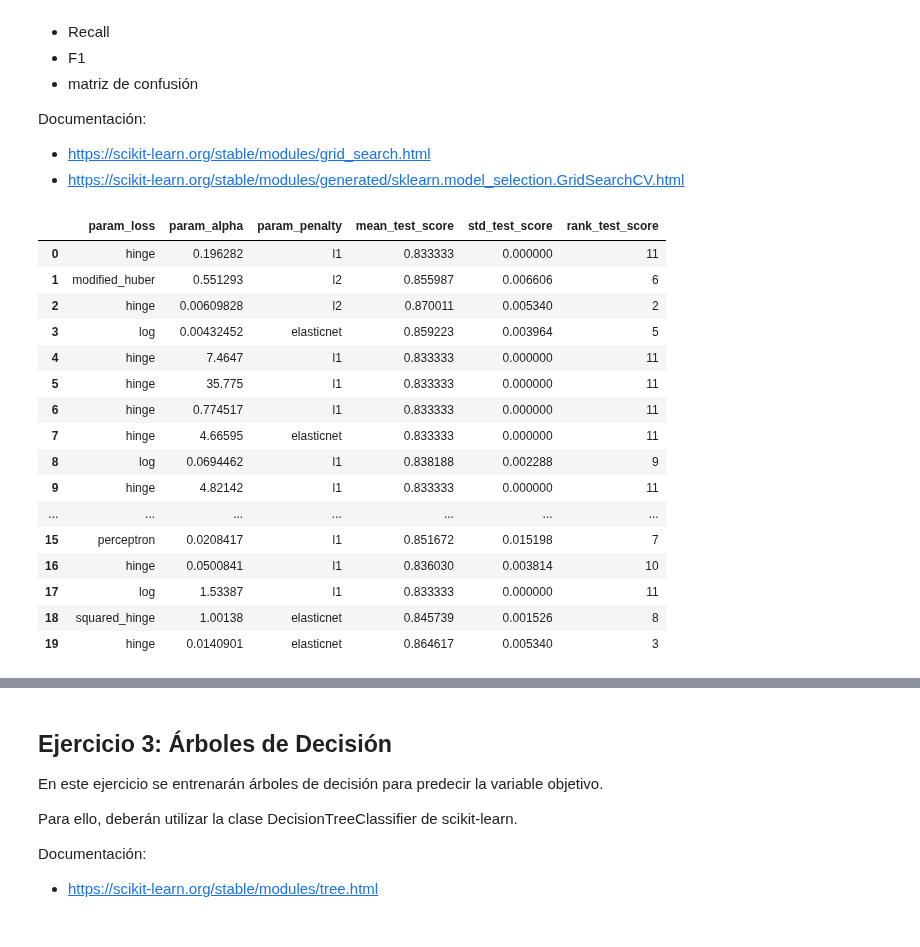
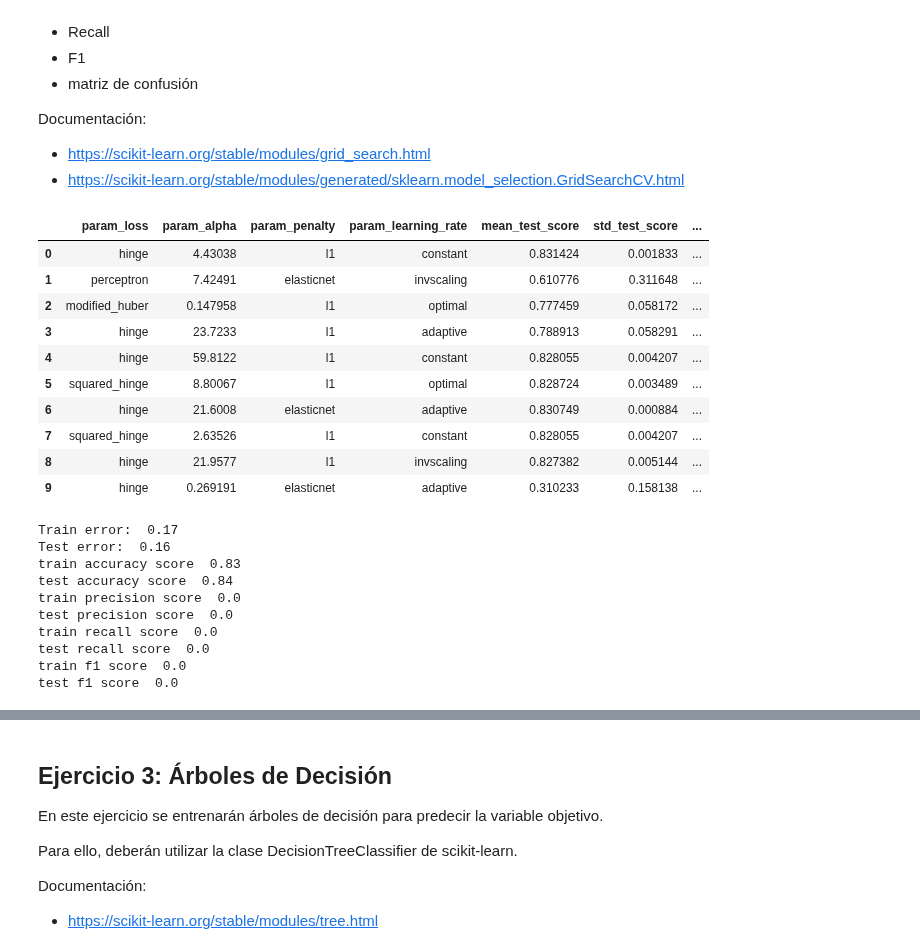
Before and after one commit to eliasexequiel/diplodatos, a Jupyter notebook: 03_introduccion_aprendizaje_automatico/lab_2_wolfmann.ipynb, the cells around one changed output, grey strips where cells are left out. Drawn from its saved outputs; the diff is of its cells as text; code cells hidden in the pictures.

```diff
--- a/03_introduccion_aprendizaje_automatico/lab_2_wolfmann.ipynb
+++ b/03_introduccion_aprendizaje_automatico/lab_2_wolfmann.ipynb
@@ -223,37 +212,64 @@ Documentación:
 # %%
 param_grid = {
     'loss': [ 'hinge', 'log', 'modified_huber', 'squared_hinge', 'perceptron'],
-    #'learning_rate': ['optimal','constant','invscaling','adaptive']
-    'alpha':loguniform(1e-4, 1e2),
+    'learning_rate': ['optimal','constant','invscaling','adaptive'],
+    'alpha':loguniform(1e-1, 1e2),
     'penalty':['l2', 'l1', 'elasticnet']
 }
 # %%
 #tengo que escalar por separado
 scaler=StandardScaler()
 scaler.fit_transform(X)
-model = SGDClassifier(random_state=123)
+model = SGDClassifier(random_state=0,eta0=1)
 
-cv = RandomizedSearchCV(model, param_grid, n_iter=20, cv=3, random_state=0)
-cv.fit(X, y);#aca no deberia ir X_train e y_train?
+cv = RandomizedSearchCV(model, param_grid, n_iter=10, cv=3, random_state=0)
+cv.fit(X_train, y_train);#aca no deberia ir X_train e y_train?
 # %%
 results = cv.cv_results_
 df = pd.DataFrame(results)
-df[['param_loss', 'param_alpha','param_penalty', 'mean_test_score', 'std_test_score', 'rank_test_score']]
+df[['param_loss', 'param_alpha','param_penalty','param_learning_rate', 'mean_test_score',
+    'std_test_score', 'rank_test_score']]
 # %% [output]
-|  | param_loss | param_alpha | param_penalty | mean_test_score | std_test_score | rank_test_score |
-| 0 | hinge | 0.196282 | l1 | 0.833333 | 0.000000 | 11 |
-| 1 | modified_huber | 0.551293 | l2 | 0.855987 | 0.006606 | 6 |
-| 2 | hinge | 0.00609828 | l2 | 0.870011 | 0.005340 | 2 |
-| 3 | log | 0.00432452 | elasticnet | 0.859223 | 0.003964 | 5 |
-| 4 | hinge | 7.4647 | l1 | 0.833333 | 0.000000 | 11 |
-| 5 | hinge | 35.775 | l1 | 0.833333 | 0.000000 | 11 |
-| 6 | hinge | 0.774517 | l1 | 0.833333 | 0.000000 | 11 |
-| 7 | hinge | 4.66595 | elasticnet | 0.833333 | 0.000000 | 11 |
-| 8 | log | 0.0694462 | l1 | 0.838188 | 0.002288 | 9 |
-| 9 | hinge | 4.82142 | l1 | 0.833333 | 0.000000 | 11 |
-| ... | ... | ... | ... | ... | ... | ... |
-| 15 | perceptron | 0.0208417 | l1 | 0.851672 | 0.015198 | 7 |
-| 16 | hinge | 0.0500841 | l1 | 0.836030 | 0.003814 | 10 |
-| 17 | log | 1.53387 | l1 | 0.833333 | 0.000000 | 11 |
-| 18 | squared_hinge | 1.00138 | elasticnet | 0.845739 | 0.001526 | 8 |
-| 19 | hinge | 0.0140901 | elasticnet | 0.864617 | 0.005340 | 3 |
+|  | param_loss | param_alpha | param_penalty | param_learning_rate | mean_test_score | std_test_score | ... |
+| 0 | hinge | 4.43038 | l1 | constant | 0.831424 | 0.001833 | ... |
+| 1 | perceptron | 7.42491 | elasticnet | invscaling | 0.610776 | 0.311648 | ... |
+| 2 | modified_huber | 0.147958 | l1 | optimal | 0.777459 | 0.058172 | ... |
+| 3 | hinge | 23.7233 | l1 | adaptive | 0.788913 | 0.058291 | ... |
+| 4 | hinge | 59.8122 | l1 | constant | 0.828055 | 0.004207 | ... |
+| 5 | squared_hinge | 8.80067 | l1 | optimal | 0.828724 | 0.003489 | ... |
+| 6 | hinge | 21.6008 | elasticnet | adaptive | 0.830749 | 0.000884 | ... |
+| 7 | squared_hinge | 2.63526 | l1 | constant | 0.828055 | 0.004207 | ... |
+| 8 | hinge | 21.9577 | l1 | invscaling | 0.827382 | 0.005144 | ... |
+| 9 | hinge | 0.269191 | elasticnet | adaptive | 0.310233 | 0.158138 | ... |
+# %%
+#utilizo el mejor rankeado
+model = make_pipeline(StandardScaler(),
+                      SGDClassifier(loss='hinge',alpha=4.43,penalty='l1',learning_rate='constant',eta0=1,
+                                    random_state=0))
+model.fit(X_train, y_train)
+y_train_pred = model.predict(X_train)
+y_test_pred = model.predict(X_test)
+train_error = mean_squared_error(y_train, y_train_pred)
+test_error = mean_squared_error(y_test, y_test_pred)
+print('Train error: ' , train_error.round(2))
+print('Test error: ', test_error.round(2))
+print('train accuracy score ', accuracy_score(y_train,y_train_pred).round(2))
+print('test accuracy score ', accuracy_score(y_test,y_test_pred).round(2))
+print('train precision score ', precision_score(y_train,y_train_pred).round(2))
+print('test precision score ', precision_score(y_test,y_test_pred).round(2))
+print('train recall score ', recall_score(y_train,y_train_pred) .round(2))
+print('test recall score ', recall_score(y_test,y_test_pred) .round(2))
+print('train f1 score ', f1_score(y_train,y_train_pred).round(2))
+print('test f1 score ', f1_score(y_test,y_test_pred).round(2))
+#esta overfitteando?
+# %% [output]
+Train error:  0.17
+Test error:  0.16
+train accuracy score  0.83
+test accuracy score  0.84
+train precision score  0.0
+test precision score  0.0
+train recall score  0.0
+test recall score  0.0
+train f1 score  0.0
+test f1 score  0.0
```
Also changed, not shown: parts of 17 cells of this notebook.
